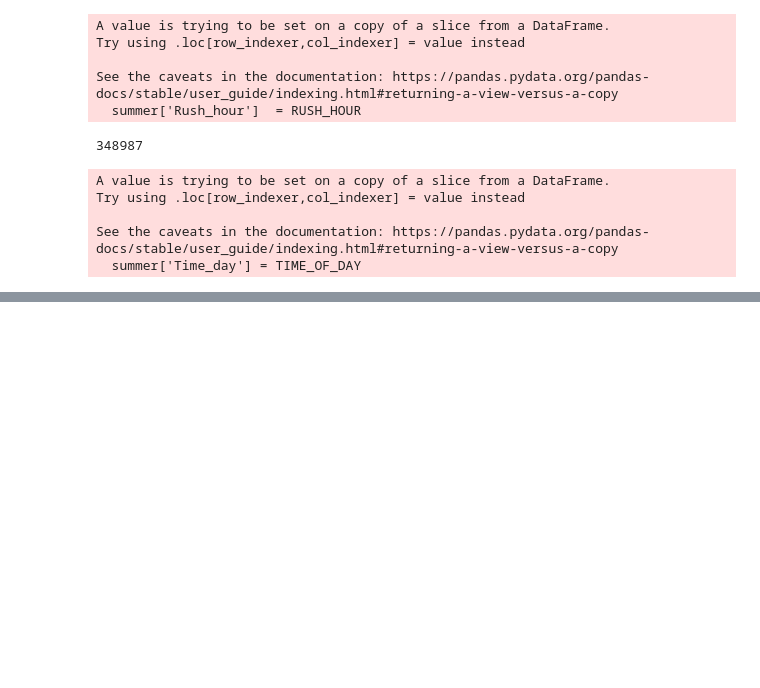
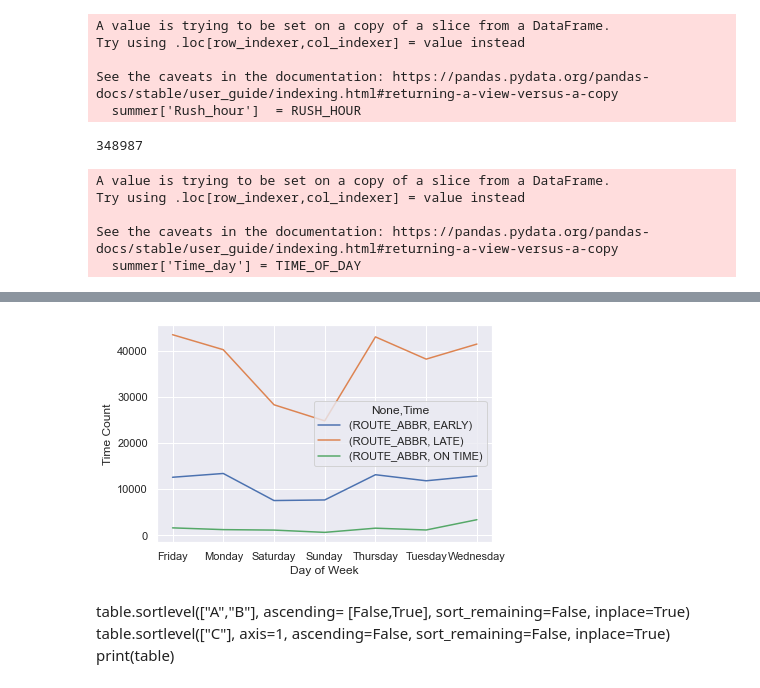
Before and after one commit to NSS-Data-Analytics-Cohort-7/wego-python-bit-my_finger, a Jupyter notebook: notebooks/wego_summer.ipynb, the cells around one changed output, grey strips where cells are left out. Cells and saved outputs as stored; diff of their text form; code cells hidden in the pictures; blank space fills up the shorter version.

```diff
--- a/notebooks/wego_summer.ipynb
+++ b/notebooks/wego_summer.ipynb
@@ -103,7 +103,7 @@ for x in summer['SCHEDULED_TIME']:
     elif x > '22:00:00' and x <= '24:00:00':
         TIME_OF_DAY.append('22:00 - 24:00')
     else:
-        TIME_OF_DAY.append('25:00+')
+        TIME_OF_DAY.append('24:00 - 25:00+')
 len(TIME_OF_DAY)
 # %% [output]
 348987
@@ -134,0 +244,2 @@ summer.head(10)
+# %%
+psummer = summer[['WEEKDAY', 'ROUTE_ABBR', 'Time']]
@@ -134,0 +255,5 @@ summer.head(10)
+# %%
+sns.set()
+psummer.pivot_table(index= ['WEEKDAY', 'ROUTE_ABBR'] , columns='Time',
+                        aggfunc=len, fill_value=0)
+#plt.ylabel('Time Count');
@@ -134,0 +279,12 @@ summer.head(10)
+# %%
+sns.set()
+psummer.pivot_table(index= 'WEEKDAY' , columns='Time',
+                        aggfunc=len, fill_value=0).plot()
+plt.ylabel('Time Count');
+plt.xlabel('Day of Week');
+# %% [output]
+[figure, added]
+# %% [markdown]
+table.sortlevel(["A","B"], ascending= [False,True], sort_remaining=False, inplace=True)
+table.sortlevel(["C"], axis=1, ascending=False,  sort_remaining=False, inplace=True)
+print(table)
```
Also changed, not shown: parts of 8 cells of this notebook.
